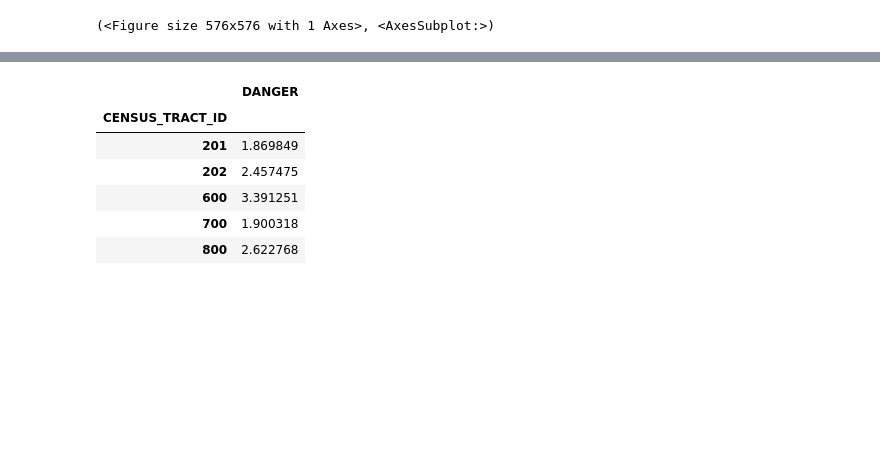
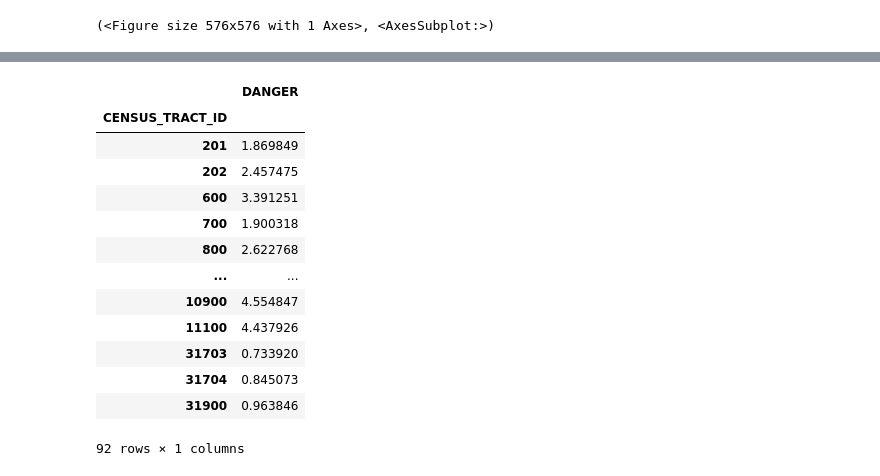
Before and after one commit to clyman23/spoke, a Jupyter notebook: notebooks/maxdumas/average_danger_by_cta.ipynb, the cells around one changed output, grey strips where cells are left out. Saved outputs shown, nothing was run; the diff lists cells and outputs as text; code cells hidden in the pictures; blank space fills up the shorter version.

```diff
--- a/notebooks/maxdumas/average_danger_by_cta.ipynb
+++ b/notebooks/maxdumas/average_danger_by_cta.ipynb
@@ -35,13 +62,20 @@ tract_gdf.head()
 # %%
 danger_by_tract_df = danger_df.groupby('CENSUS_TRACT_ID').mean()
-danger_by_tract_df.head()
+danger_by_tract_df
 # %% [output]
 |  | DANGER |
 | CENSUS_TRACT_ID |  |
 | 201 | 1.869849 |
 | 202 | 2.457475 |
 | 600 | 3.391251 |
 | 700 | 1.900318 |
 | 800 | 2.622768 |
+| ... | ... |
+| 10900 | 4.554847 |
+| 11100 | 4.437926 |
+| 31703 | 0.733920 |
+| 31704 | 0.845073 |
+| 31900 | 0.963846 |
+92 rows × 1 columns
 # %%
 tract_gdf['ct2010'] = tract_gdf['ct2010'].apply(int)
```
Also changed, not shown: parts of 4 cells of this notebook.
